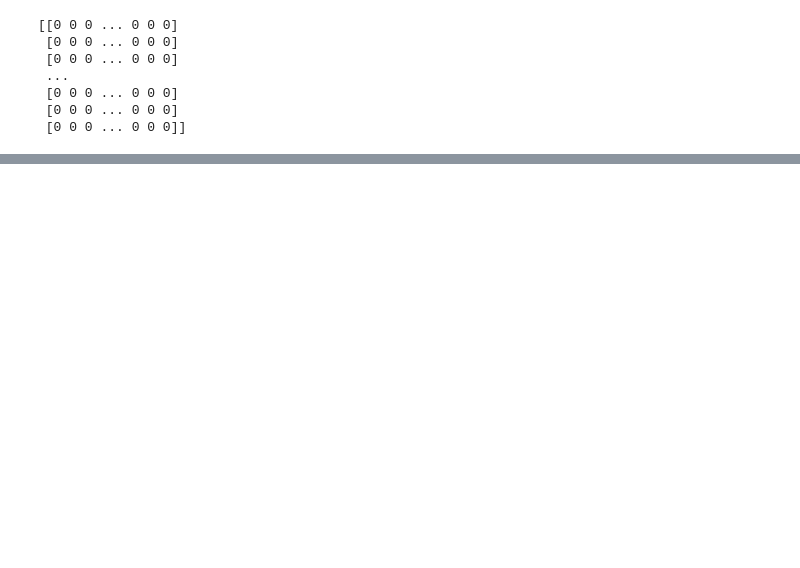
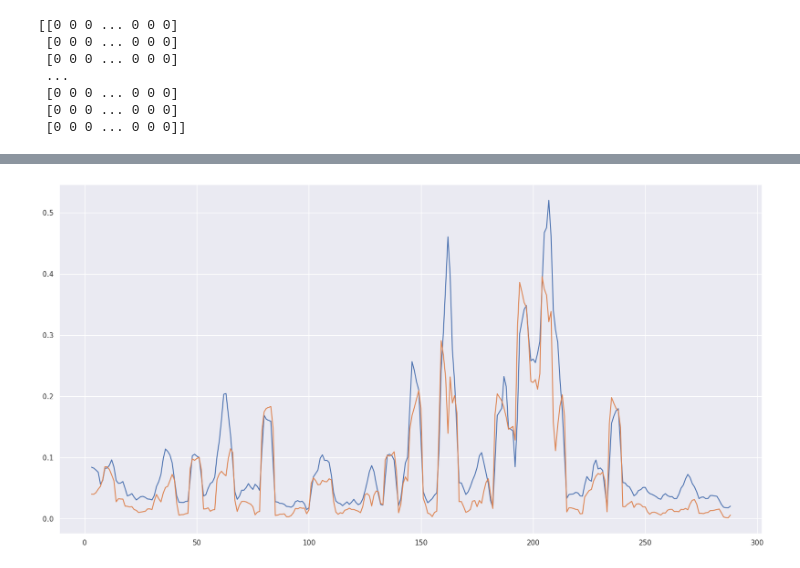
Before and after one commit to hcmus-thesis-gulu/human-centric-evaluation, a Jupyter notebook: [Thesis]_Testbed.ipynb, the cells around one changed output, grey strips where cells are left out. Saved outputs shown, nothing was run; the diff lists cells and outputs as text; code cells hidden in the pictures; blank space fills up the shorter version.

```diff
--- a/[Thesis]_Testbed.ipynb
+++ b/[Thesis]_Testbed.ipynb
@@ -376,0 +447,7 @@ sns.scatterplot(x = scaled_plot_embeddings[cidx, 0], y = scaled_plot_embeddings[
+# %%
+import pandas as pd
+df = pd.DataFrame({
+    'x': cmp_idxs,
+    'y': norm_reduced_scaled_dist
+})
+print(df.info())
@@ -376,0 +465,7 @@ sns.scatterplot(x = scaled_plot_embeddings[cidx, 0], y = scaled_plot_embeddings[
+# %%
+mean_smoothed_dist = df['y'].rolling(window=5,
+                                     center=True).mean().values
+std_smoothed_dist = df['y'].rolling(window=5,
+                                    center=True).std().values
+print(mean_smoothed_dist)
+print(std_smoothed_dist)
@@ -376,0 +490,8 @@ sns.scatterplot(x = scaled_plot_embeddings[cidx, 0], y = scaled_plot_embeddings[
+# %%
+sns.lineplot(x = cmp_idxs,
+             y = mean_smoothed_dist)
+sns.lineplot(x = cmp_idxs,
+             y = std_smoothed_dist)
+sns.set(rc={'figure.figsize':(20, 10)})
+# %% [output]
+[figure, added]
```
Also changed, not shown: parts of 83 cells of this notebook, 2 other files.
